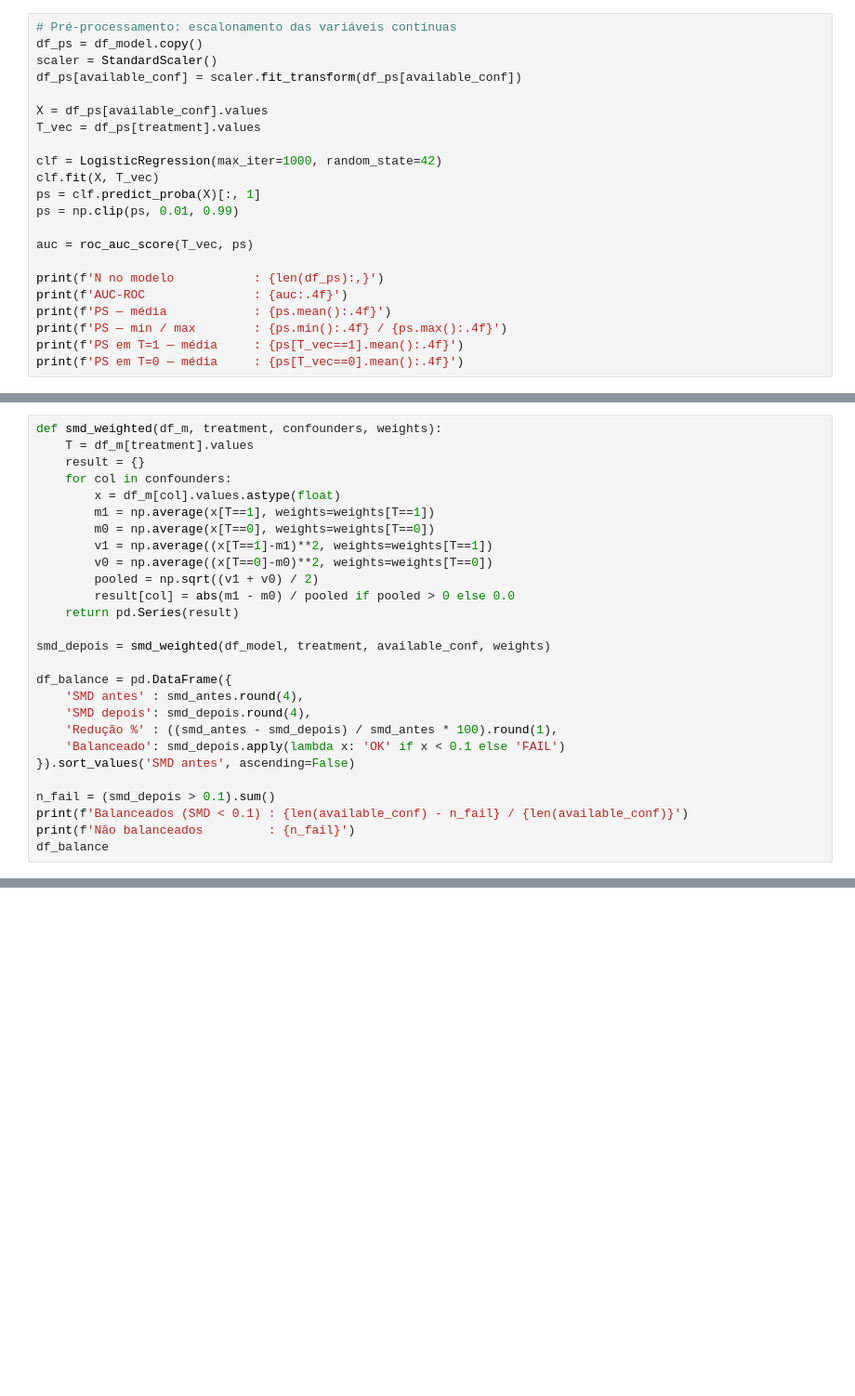
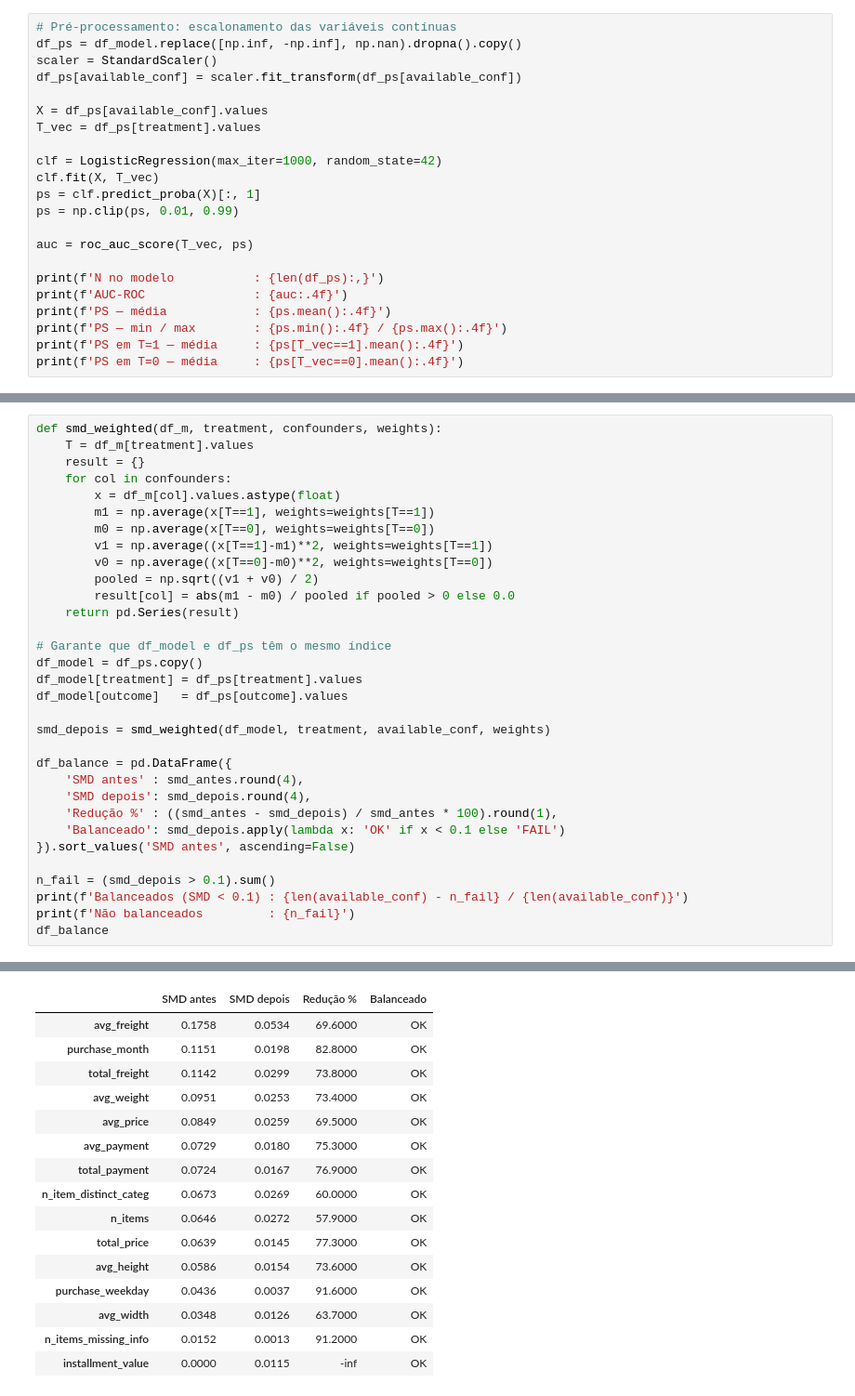
Before and after one commit to mazzacolussi/TCC-CEDS-CAUSAL-AI, a Jupyter notebook: notebooks/modeling/causal_model_final.ipynb, the cells around one changed output, grey strips where cells are left out. Shown at 93% size. Cells and saved outputs as stored; diff of their text form; blank space fills up the shorter version.

```diff
--- a/notebooks/modeling/causal_model_final.ipynb
+++ b/notebooks/modeling/causal_model_final.ipynb
@@ -321,6 +334,6 @@ print('    justificando o uso do IPTW para criar grupos comparáveis.')
 # %%
 # Pré-processamento: escalonamento das variáveis contínuas
-df_ps = df_model.copy()
+df_ps = df_model.replace([np.inf, -np.inf], np.nan).dropna().copy()
 scaler = StandardScaler()
 df_ps[available_conf] = scaler.fit_transform(df_ps[available_conf])
 
@@ -439,6 +507,11 @@ def smd_weighted(df_m, treatment, confounders, weights):
         result[col] = abs(m1 - m0) / pooled if pooled > 0 else 0.0
     return pd.Series(result)
 
+# Garante que df_model e df_ps têm o mesmo índice
+df_model = df_ps.copy()
+df_model[treatment] = df_ps[treatment].values
+df_model[outcome]   = df_ps[outcome].values
+
 smd_depois = smd_weighted(df_model, treatment, available_conf, weights)
 
 df_balance = pd.DataFrame({
@@ -452,3 +525,4 @@ n_fail = (smd_depois > 0.1).sum()
 print(f'Balanceados (SMD < 0.1) : {len(available_conf) - n_fail} / {len(available_conf)}')
 print(f'Não balanceados         : {n_fail}')
 df_balance
+# %% [output]
@@ -455,3 +531,19 @@ df_balance
+|  | SMD antes | SMD depois | Redução % | Balanceado |
+| avg_freight | 0.1758 | 0.0534 | 69.6000 | OK |
+| purchase_month | 0.1151 | 0.0198 | 82.8000 | OK |
+| total_freight | 0.1142 | 0.0299 | 73.8000 | OK |
+| avg_weight | 0.0951 | 0.0253 | 73.4000 | OK |
+| avg_price | 0.0849 | 0.0259 | 69.5000 | OK |
+| avg_payment | 0.0729 | 0.0180 | 75.3000 | OK |
+| total_payment | 0.0724 | 0.0167 | 76.9000 | OK |
+| n_item_distinct_categ | 0.0673 | 0.0269 | 60.0000 | OK |
+| n_items | 0.0646 | 0.0272 | 57.9000 | OK |
+| total_price | 0.0639 | 0.0145 | 77.3000 | OK |
+| avg_height | 0.0586 | 0.0154 | 73.6000 | OK |
+| purchase_weekday | 0.0436 | 0.0037 | 91.6000 | OK |
+| avg_width | 0.0348 | 0.0126 | 63.7000 | OK |
+| n_items_missing_info | 0.0152 | 0.0013 | 91.2000 | OK |
+| installment_value | 0.0000 | 0.0115 | -inf | OK |
 # %%
 # Love Plot — visualização padrão de balanço de covariáveis
 labels = [c.replace('_', ' ') for c in available_conf]
```
Also changed, not shown: parts of 42 cells of this notebook.
